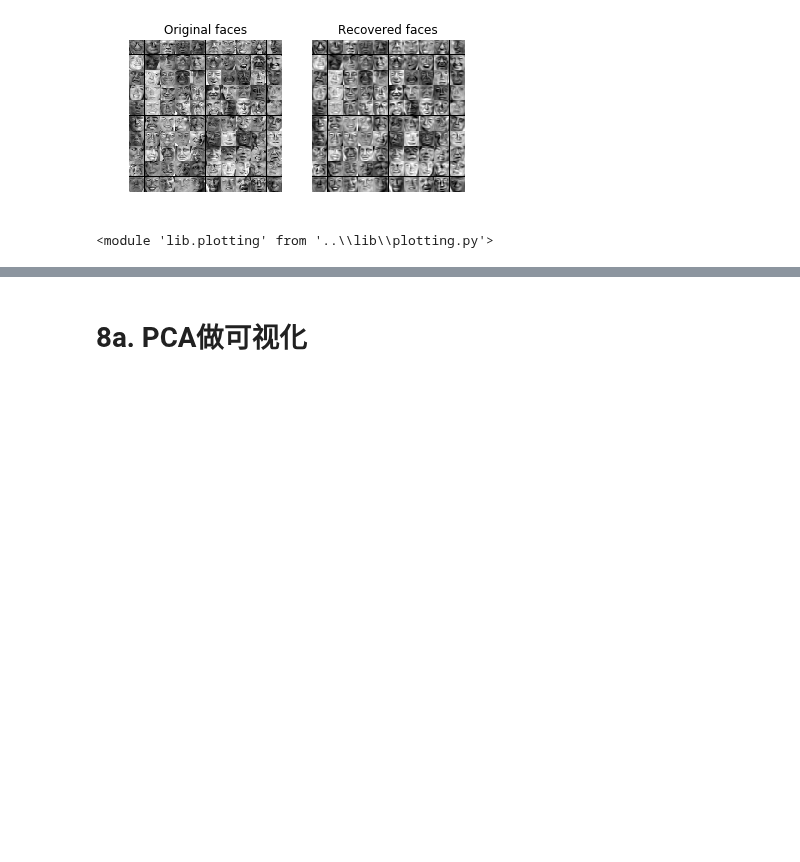
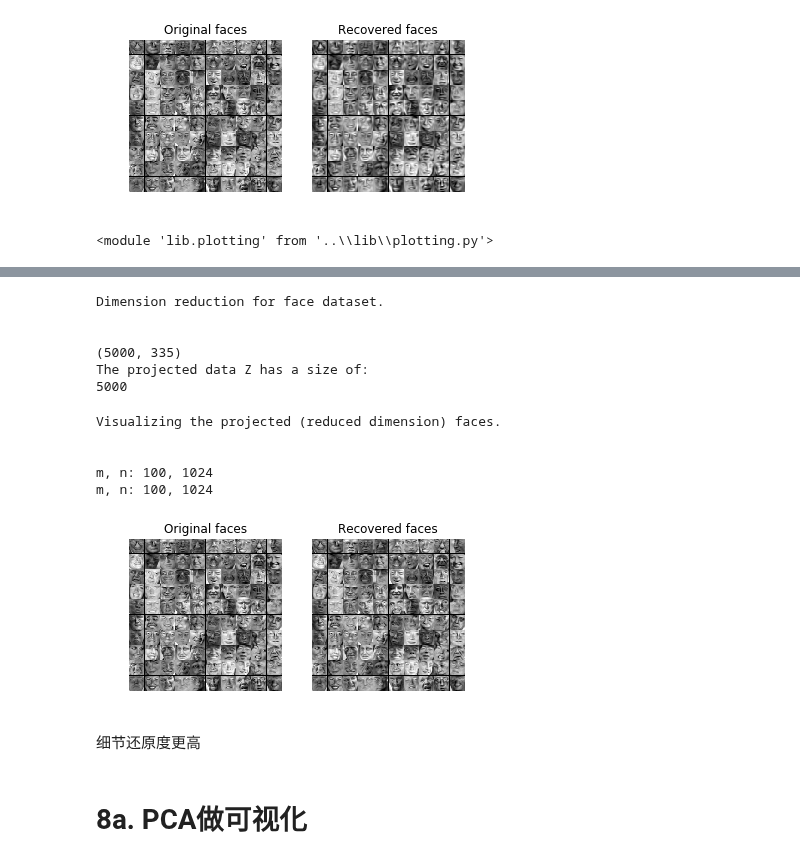
Before and after one commit to olivia2046/MLHomework, a Jupyter notebook: ex7/PCA.ipynb, the cells around one changed output, grey strips where cells are left out. Cells and saved outputs as stored; diff of their text form; code cells hidden in the pictures; blank space fills up the shorter version.

```diff
--- a/ex7/PCA.ipynb
+++ b/ex7/PCA.ipynb
@@ -437,3 +468,48 @@ importlib.reload(libplt)
+# %%
+print('\nDimension reduction for face dataset.\n\n');
+
+K = 335;
+Z = projectData(X_norm, U, K);
+print(Z.shape)
+
+print('The projected data Z has a size of: ')
+print('%d '%len(Z))
+# %% [output]
+Dimension reduction for face dataset.
+
+
+(5000, 335)
+The projected data Z has a size of:
+5000
+# %%
+print('\nVisualizing the projected (reduced dimension) faces.\n\n');
+
+X_rec  = recoverData(Z, U, K);
+
+# Display normalized data
+plt.subplot(1, 2, 1);
+libplt.displayData(X_norm[:100,:])
+plt.title('Original faces');
+#axis square;
+#plt.gca().set_aspect('equal', adjustable='box')
+
+# Display reconstructed data from only k eigenfaces
+plt.subplot(1, 2, 2);
+libplt.displayData(X_rec[:100,:])
+plt.title('Recovered faces');
+#axis square;
+plt.gca().set_aspect('equal', adjustable='box')
+
+plt.show()
+# %% [output]
+Visualizing the projected (reduced dimension) faces.
+
+
+m, n: 100, 1024
+m, n: 100, 1024
+[figure, added]
+# %% [markdown]
+细节还原度更高
 # %% [markdown]
 # 8a. PCA做可视化
 # %%
```
Also changed, not shown: parts of 3 cells of this notebook.
